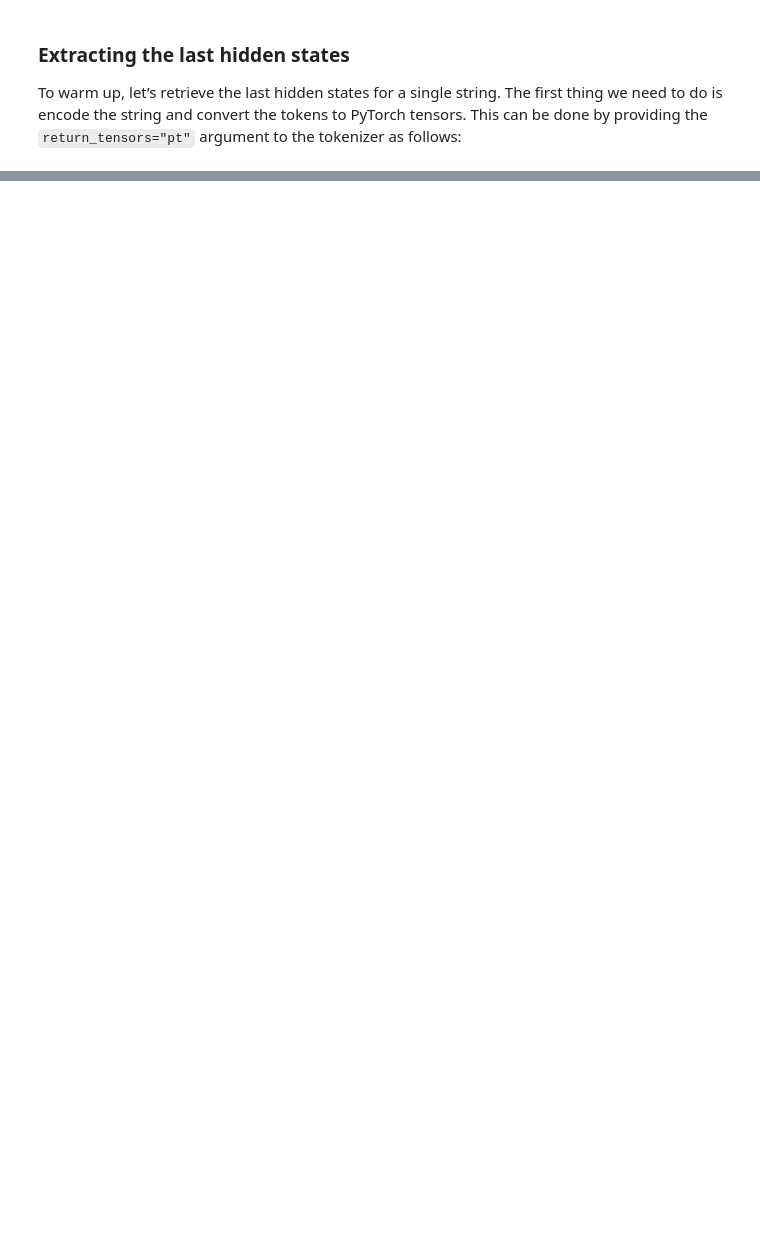
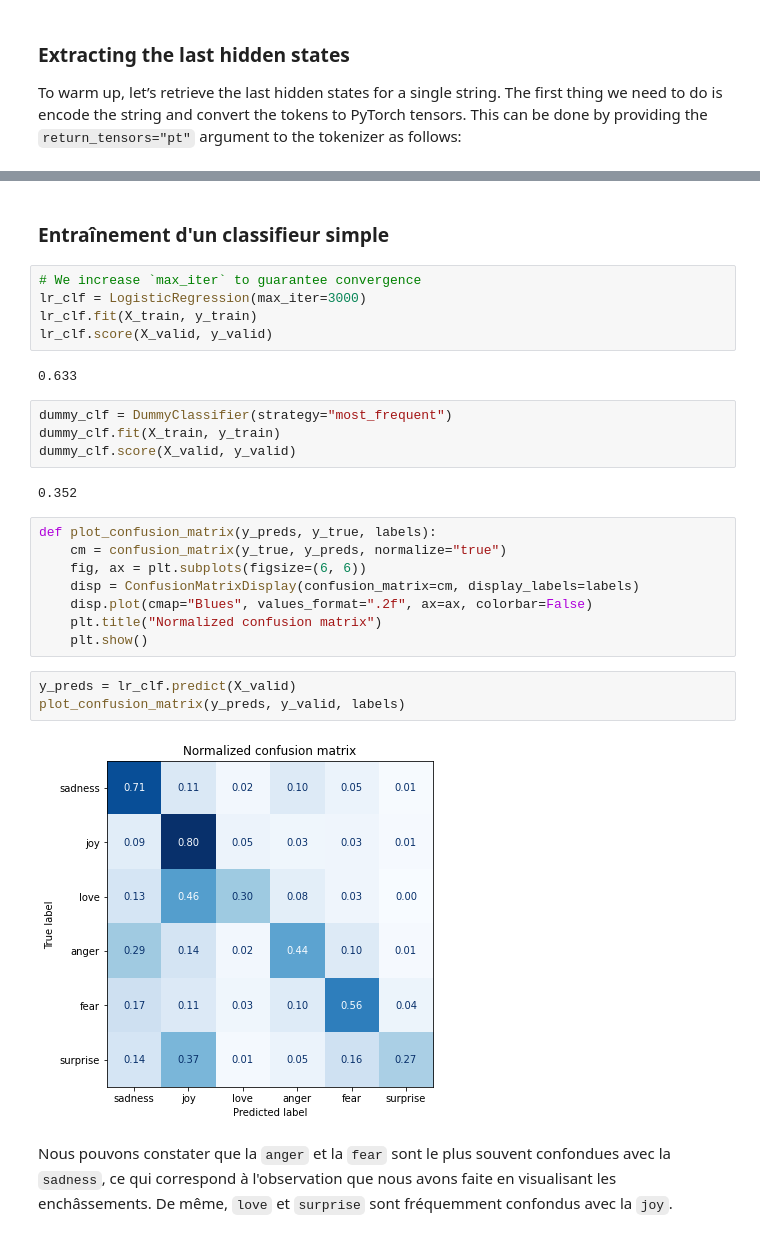
Before and after one commit to svngoku/NLPWithTransformer, a Jupyter notebook: TextClassification.ipynb, the cells around one changed output, grey strips where cells are left out. Saved outputs shown, nothing was run; the diff lists cells and outputs as text; blank space fills up the shorter version.

```diff
--- a/TextClassification.ipynb
+++ b/TextClassification.ipynb
@@ -328,0 +484,30 @@ print(f"Input tensor shape: {inputs['input_ids'].size()}")
+# %% [markdown]
+### Entraînement d'un classifieur simple
+# %%
+# We increase `max_iter` to guarantee convergence
+lr_clf = LogisticRegression(max_iter=3000)
+lr_clf.fit(X_train, y_train)
+lr_clf.score(X_valid, y_valid)
+# %% [output]
+0.633
+# %%
+dummy_clf = DummyClassifier(strategy="most_frequent")
+dummy_clf.fit(X_train, y_train)
+dummy_clf.score(X_valid, y_valid)
+# %% [output]
+0.352
+# %%
+def plot_confusion_matrix(y_preds, y_true, labels):
+    cm = confusion_matrix(y_true, y_preds, normalize="true")
+    fig, ax = plt.subplots(figsize=(6, 6))
+    disp = ConfusionMatrixDisplay(confusion_matrix=cm, display_labels=labels)
+    disp.plot(cmap="Blues", values_format=".2f", ax=ax, colorbar=False)
+    plt.title("Normalized confusion matrix")
+    plt.show()
+# %%
+y_preds = lr_clf.predict(X_valid)
+plot_confusion_matrix(y_preds, y_valid, labels)
+# %% [output]
+[figure, added]
+# %% [markdown]
+Nous pouvons constater que la `anger` et la `fear` sont le plus souvent confondues avec la `sadness`, ce qui correspond à l'observation que nous avons faite en visualisant les enchâssements. De même, `love` et `surprise` sont fréquemment confondus avec la `joy`.
```
Also changed, not shown: parts of 94 cells of this notebook.
